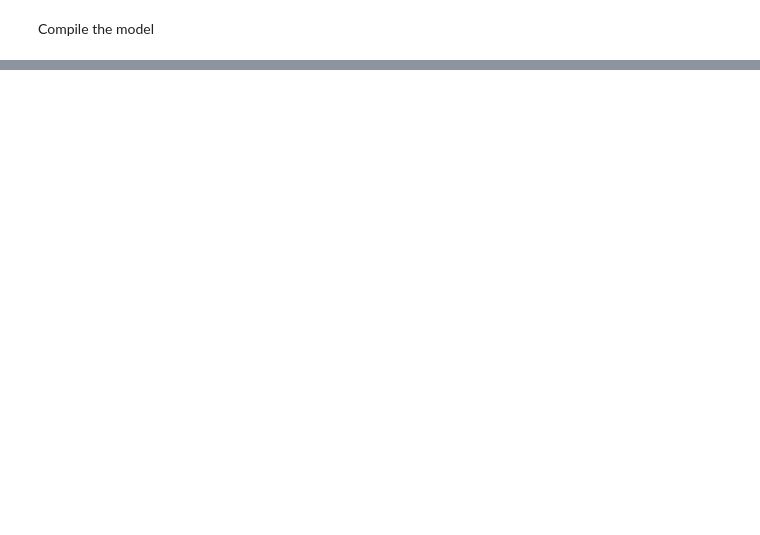
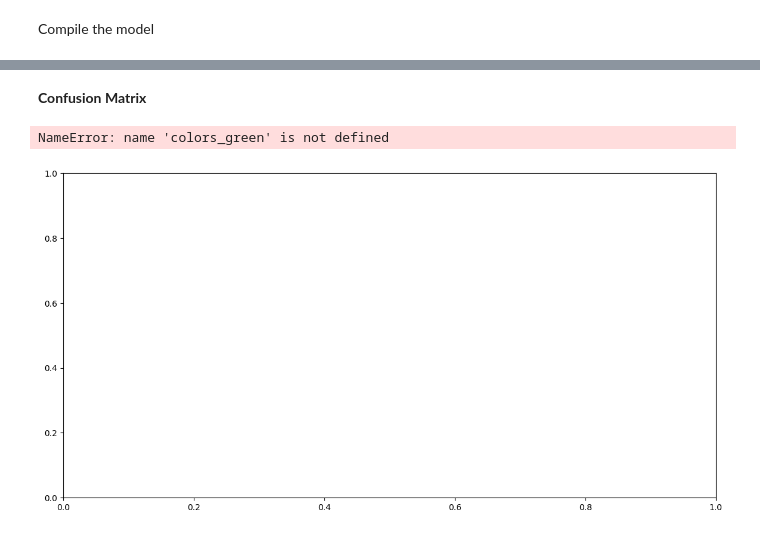
Before and after one commit to Lememski/IAT360-Final-Project, a Jupyter notebook: computervisionproject.ipynb, the cells around one changed output, grey strips where cells are left out. Cells and saved outputs as stored; diff of their text form; code cells hidden in the pictures; blank space fills up the shorter version.

```diff
--- a/computervisionproject.ipynb
+++ b/computervisionproject.ipynb
@@ -269,0 +449,30 @@ ValueError: The filepath provided must end in `.keras` (Keras model format). Rec
+# %%
+from tensorflow.keras.callbacks import EarlyStopping, ReduceLROnPlateau
+
+# Define the ReduceLROnPlateau callback
+reduce_lr = ReduceLROnPlateau(
+    monitor='val_accuracy',
+    factor=0.5,
+    patience=2,
+    min_delta=0.001,
+    mode='auto',
+    verbose=1
+)
+
+# Define the EarlyStopping callback
+early_stopping = EarlyStopping(
+    monitor='val_accuracy',
+    patience=4,  # Wait for 4 epochs with no improvement in validation accuracy
+    restore_best_weights=True,  # Restore the model with the best validation accuracy
+    verbose=1
+)
+
+# Updated training with more epochs and larger batch size
+history = model.fit(
+    X_train, y_train,
+    validation_split=0.1,
+    epochs=20,  # Increase to 20 epochs for a better chance to reach optimal accuracy
+    verbose=1,
+    batch_size=32,  # Increase batch size for more stability during training
+    callbacks=[tensorboard, checkpoint, reduce_lr, early_stopping]
+)
@@ -269,0 +511,4 @@ ValueError: The filepath provided must end in `.keras` (Keras model format). Rec
+# %%
+pred = model.predict(X_test)
+pred = np.argmax(pred,axis=1)
+y_test_new = np.argmax(y_test,axis=1)
@@ -269,0 +530,13 @@ ValueError: The filepath provided must end in `.keras` (Keras model format). Rec
+# %% [markdown]
+**Confusion Matrix**
+# %%
+fig,ax=plt.subplots(1,1,figsize=(14,7))
+sns.heatmap(confusion_matrix(y_test_new,pred),ax=ax,xticklabels=labels,yticklabels=labels,annot=True,
+           cmap=colors_green[::-1],alpha=0.7,linewidths=2,linecolor=colors_dark[3])
+fig.text(s='Heatmap of the Confusion Matrix',size=18,fontweight='bold',
+             fontname='monospace',color=colors_dark[1],y=0.92,x=0.28,alpha=0.8)
+
+plt.show()
+# %% [output]
+NameError: name 'colors_green' is not defined
+[figure, added]
```
Also changed, not shown: parts of 23 cells of this notebook.
